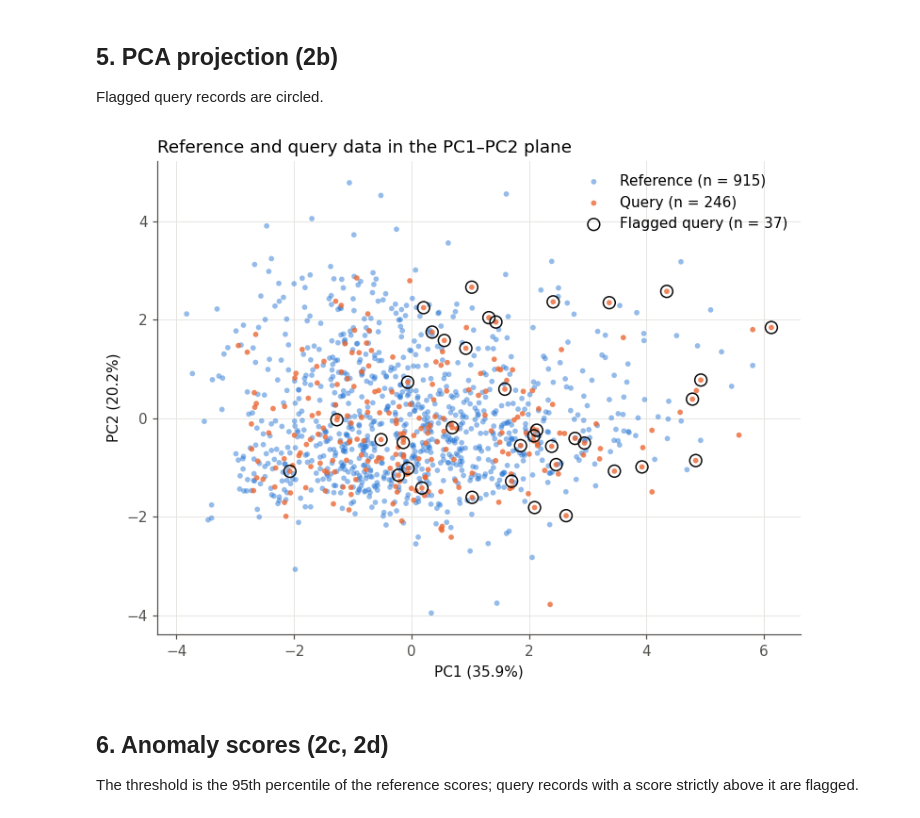
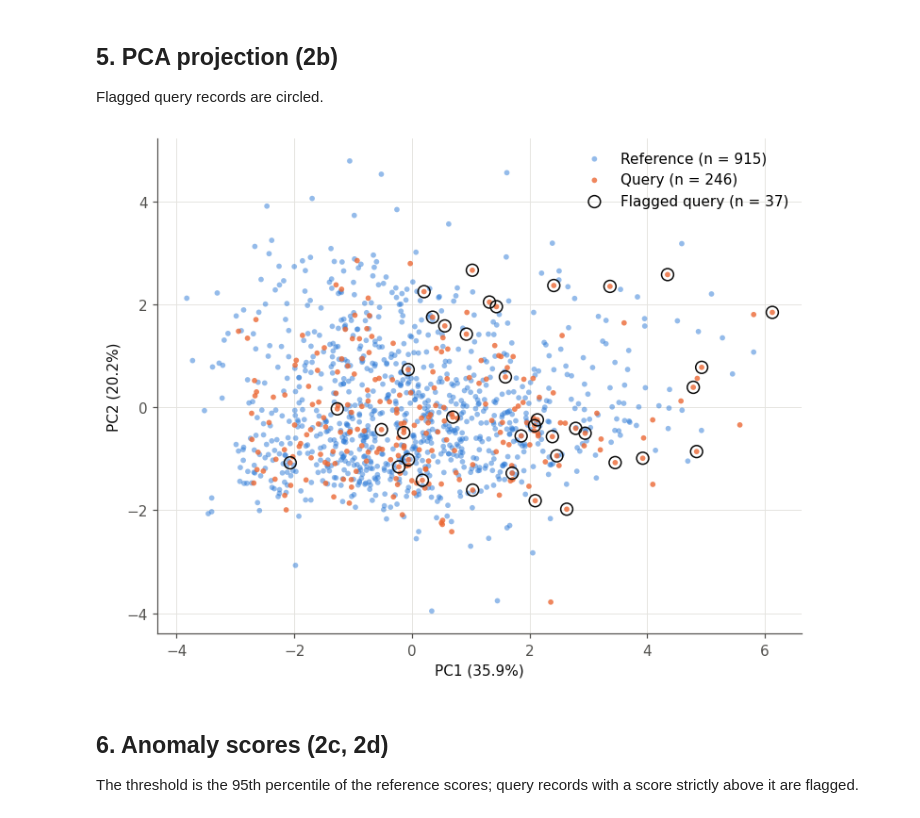
Before and after one commit to chensy618/pattern-recognition, a Jupyter notebook: notebook/results_problem2.ipynb, the cells around one changed output. Cells and saved outputs as stored; diff of their text form; code cells hidden in the pictures.

Commit message:
update figures and some results

```diff
--- a/notebook/results_problem2.ipynb
+++ b/notebook/results_problem2.ipynb
@@ -129,18 +131,18 @@ Flagged query records are circled.
 # %%
 fig, ax = plt.subplots(figsize=(7, 5.5))
 ax.scatter(Z_ref[:, 0], Z_ref[:, 1], s=14, color=BLUE, alpha=0.5, edgecolors="none",
            label=f"Reference (n = {len(Z_ref)})")
 ax.scatter(Z_qry[:, 0], Z_qry[:, 1], s=14, color=ORANGE, alpha=0.8, edgecolors="none",
            label=f"Query (n = {len(Z_qry)})")
 ax.scatter(Z_qry[flagged, 0], Z_qry[flagged, 1], s=70, facecolors="none", edgecolors=TEXT,
            linewidths=1, label=f"Flagged query (n = {flagged.sum()})")
 evr = pca.explained_variance_ratio_
 ax.set_xlabel(f"PC1 ({100 * evr[0]:.1f}%)"); ax.set_ylabel(f"PC2 ({100 * evr[1]:.1f}%)")
-ax.set_title("Reference and query data in the PC1–PC2 plane")
+# ax.set_title("Reference and query data in the PC1–PC2 plane")
 ax.legend(loc="upper right")
 fig.tight_layout()
 # %% [output]
-[figure, old version]
+[figure, new version]
 # %% [markdown]
 ## 6. Anomaly scores (2c, 2d)
 
```
Also changed, not shown: parts of 1 cell of this notebook, 3 other files.
